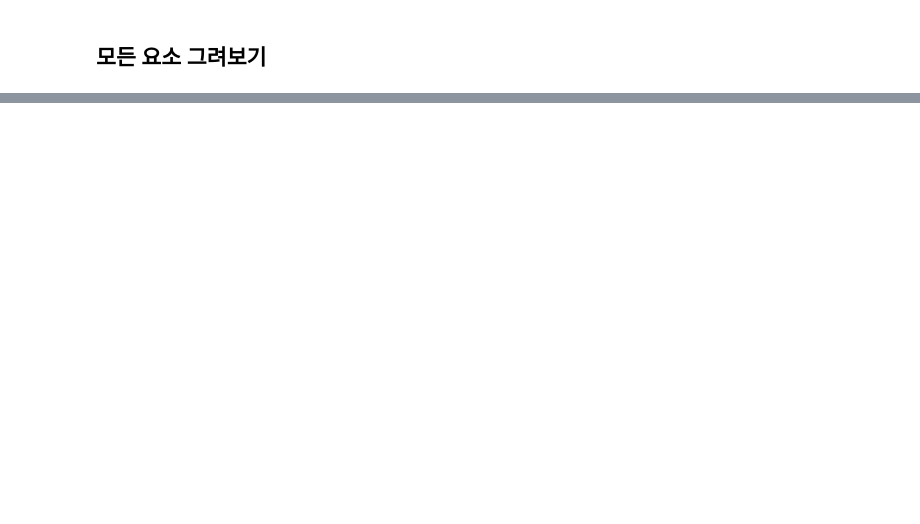
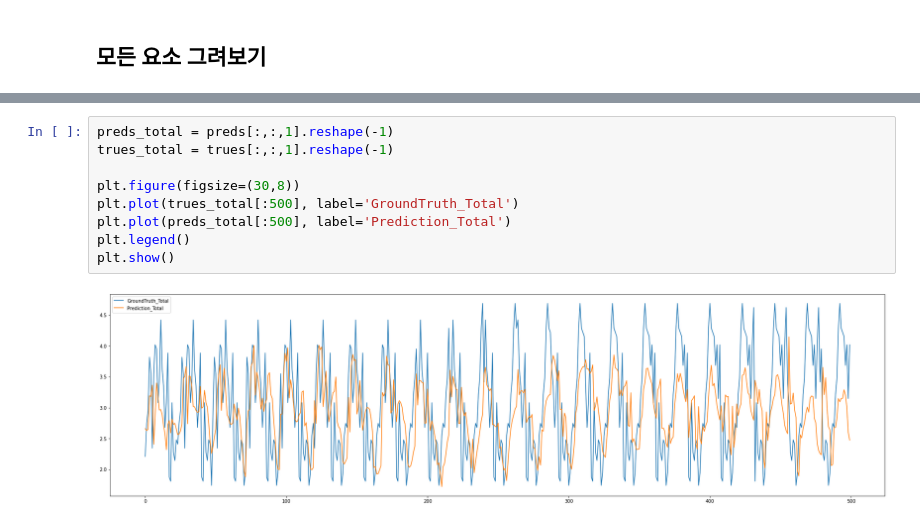
Before and after one commit to K-107/exercise, a Jupyter notebook: Informer.ipynb, the cells around one changed output, grey strips where cells are left out. Drawn from its saved outputs; the diff is of its cells as text; blank space fills up the shorter version.

```diff
--- a/Informer.ipynb
+++ b/Informer.ipynb
@@ -208,3 +220,14 @@ array([[11.023375 , 10.358292 , 11.312194 , ...,  9.125521 ,  9.3131   ,
+# %%
+preds_total = preds[:,:,1].reshape(-1)
+trues_total = trues[:,:,1].reshape(-1)
+
+plt.figure(figsize=(30,8))
+plt.plot(trues_total[:500], label='GroundTruth_Total')
+plt.plot(preds_total[:500], label='Prediction_Total')
+plt.legend()
+plt.show()
+# %% [output]
+[figure, added]
 # %%
 preds_total = preds[:,:,2].reshape(-1)
 trues_total = trues[:,:,2].reshape(-1)
```
Also changed, not shown: parts of 46 cells of this notebook.
